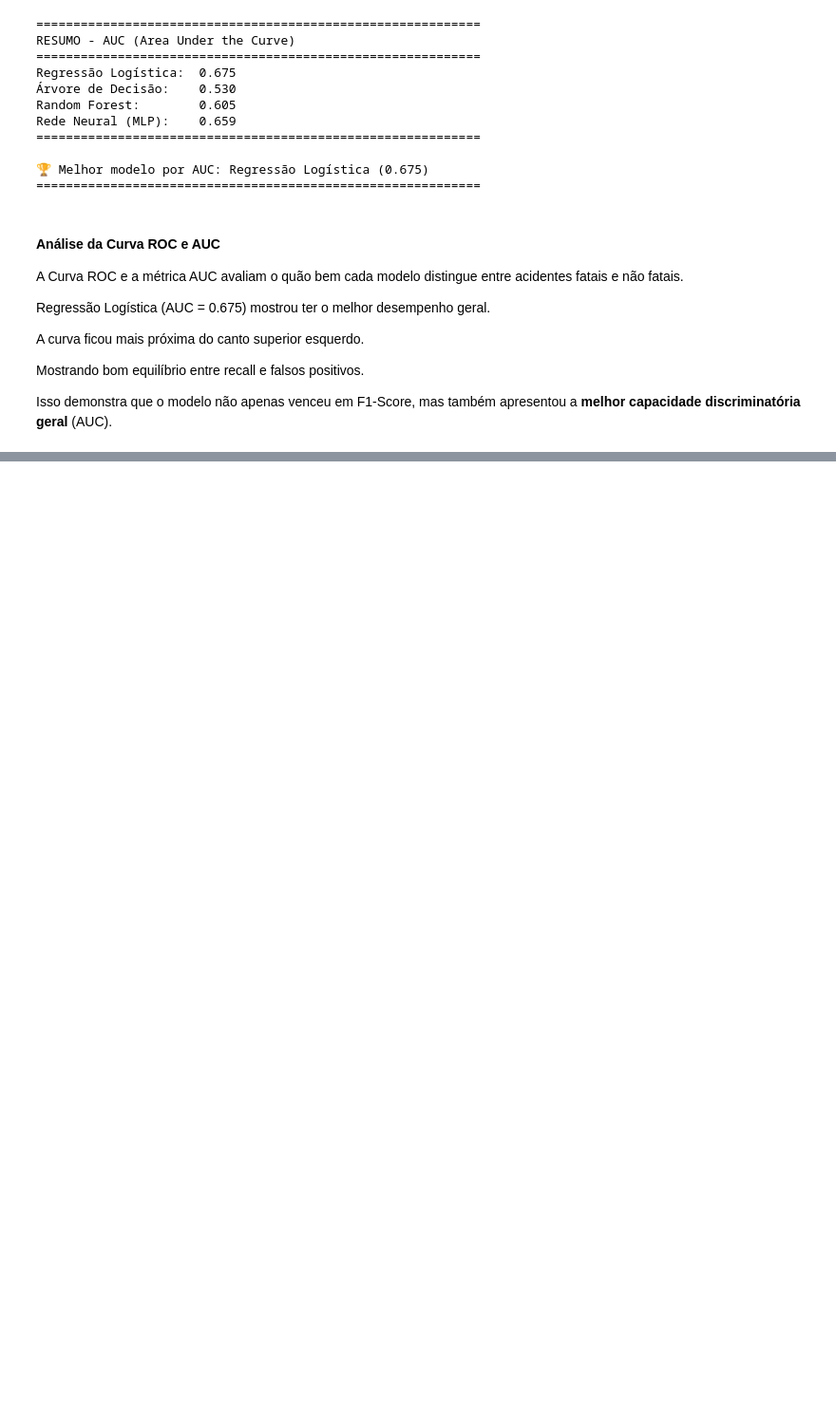
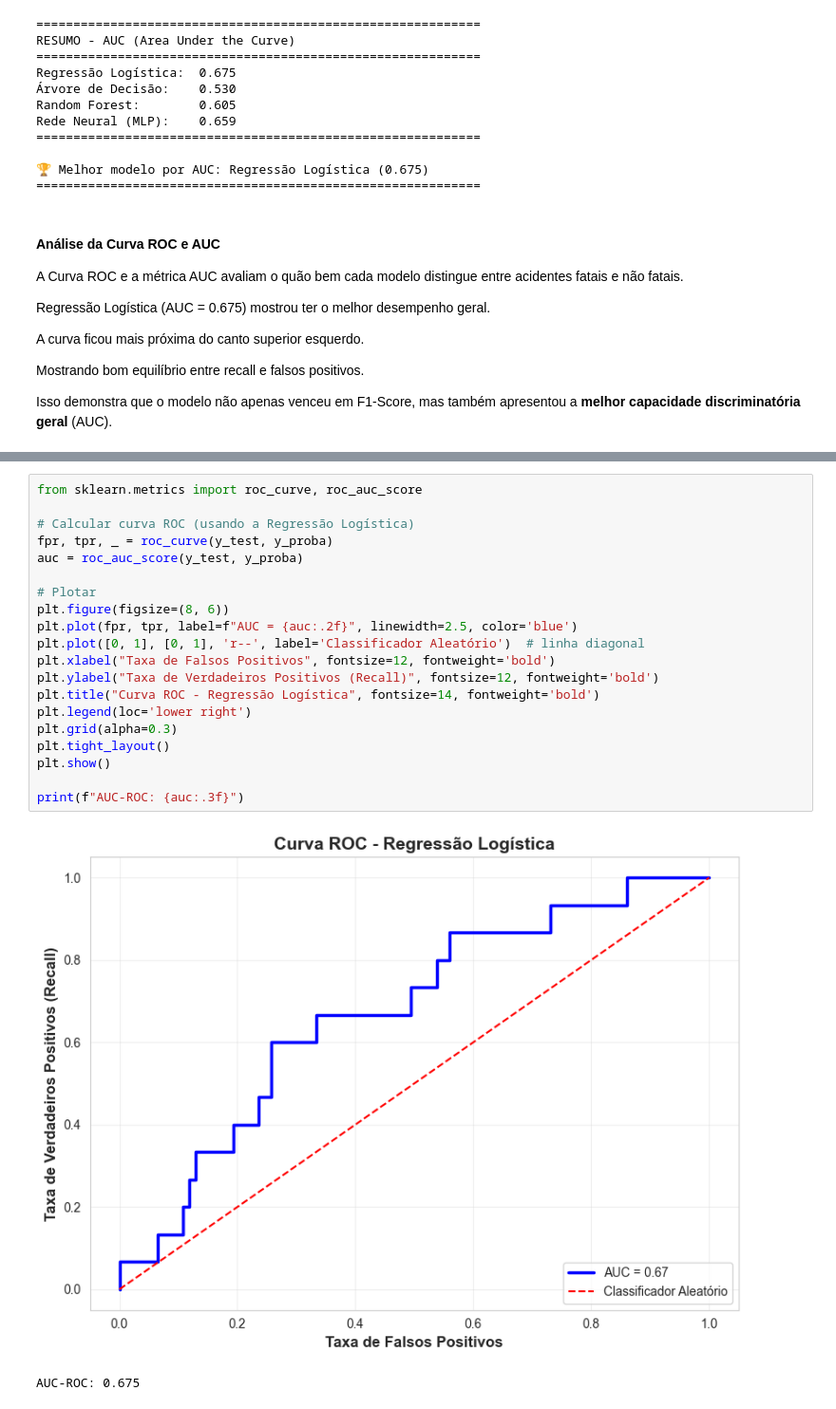
Before and after one commit to vtQuadros/Trabalho-Machine-Learning, a Jupyter notebook: projeto.ipynb, the cells around one changed output, grey strips where cells are left out. Shown: that part at 95% size. Saved outputs shown, nothing was run; the diff lists cells and outputs as text; blank space fills up the shorter version.

```diff
--- a/projeto.ipynb
+++ b/projeto.ipynb
@@ -1636,0 +1020,23 @@ A abordagem simples e interpretável adotada (Regressão Logística com SMOTE e
+# %%
+from sklearn.metrics import roc_curve, roc_auc_score
+
+# Calcular curva ROC (usando a Regressão Logística)
+fpr, tpr, _ = roc_curve(y_test, y_proba)
+auc = roc_auc_score(y_test, y_proba)
+
+# Plotar
+plt.figure(figsize=(8, 6))
+plt.plot(fpr, tpr, label=f"AUC = {auc:.2f}", linewidth=2.5, color='blue')
+plt.plot([0, 1], [0, 1], 'r--', label='Classificador Aleatório')  # linha diagonal
+plt.xlabel("Taxa de Falsos Positivos", fontsize=12, fontweight='bold')
+plt.ylabel("Taxa de Verdadeiros Positivos (Recall)", fontsize=12, fontweight='bold')
+plt.title("Curva ROC - Regressão Logística", fontsize=14, fontweight='bold')
+plt.legend(loc='lower right')
+plt.grid(alpha=0.3)
+plt.tight_layout()
+plt.show()
+
+print(f"AUC-ROC: {auc:.3f}")
+# %% [output]
+[figure, added]
+AUC-ROC: 0.675
```
Also changed, not shown: parts of 27 cells of this notebook, 1 other file.
